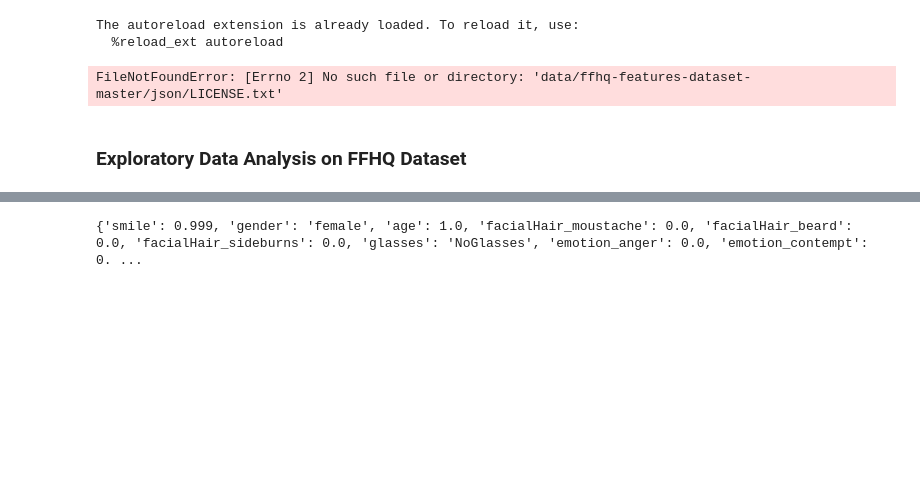
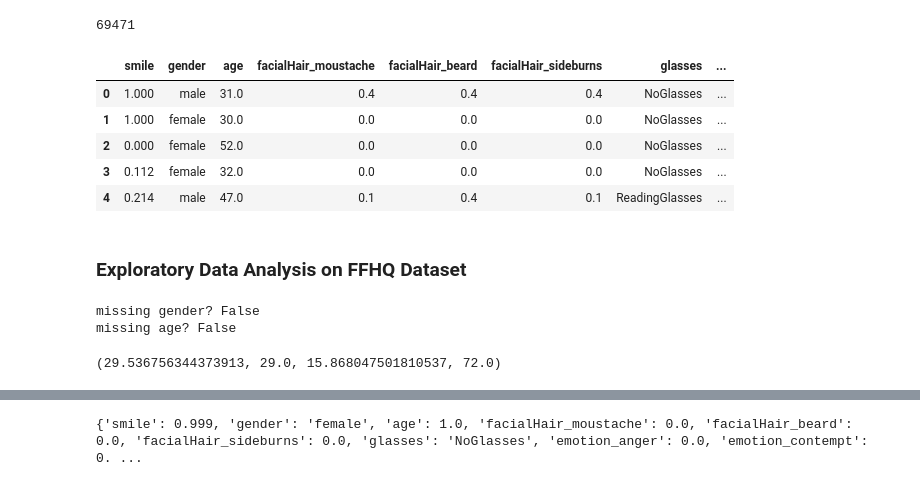
Before and after one commit to AliceOfSNU/VQVAE2, a Jupyter notebook: conditional_gen.ipynb, the cells around one changed output, grey strips where cells are left out. Saved outputs shown, nothing was run; the diff lists cells and outputs as text; code cells hidden in the pictures; blank space fills up the shorter version.

```diff
--- a/conditional_gen.ipynb
+++ b/conditional_gen.ipynb
@@ -8,12 +8,12 @@ import numpy as np
 from dataset import FFHQDataset
 import matplotlib.pyplot as plt
 
-FFHQ_DATA_DIR = 'data/ffhq-features-dataset-master/json'
+FFHQ_DATA_DIR = 'data/ffhq-features-dataset-master'
 ATTRIBUTES = ['smile', 'gender', 'age', 'facialHair', 'glasses', 'emotion']
 
 # if True, will read all annotation files and save as one large dict
 # else, read existing preprocessed file
-READ_LABEL_FILES = True
+READ_LABEL_FILES = False
 def flatten_dict(dic, pfx=""):
     add_dict = {}
     for k, v in dic.items():
@@ -21,39 +21,51 @@ def flatten_dict(dic, pfx=""):
             add_dict.update(flatten_dict(v, k))
         else:
             k = k if pfx == "" else pfx+"_"+k
             add_dict[k] = v
     return add_dict
 file_id = "00001.json"
 
 ffhq_labels = {}
 if READ_LABEL_FILES:
     invalid_jsons = []
     for i, file_id in enumerate(os.listdir(FFHQ_DATA_DIR)):
         with open(os.path.join(FFHQ_DATA_DIR,file_id), 'r') as f:
             labels = json.load(f)
             if len(labels) == 0:
                 invalid_jsons.append(file_id)
                 continue
             labels = labels[0]['faceAttributes']
             labels = {k:labels[k] for k in  ATTRIBUTES}
             labels = flatten_dict(labels)
             labels["file_id"] = file_id.split('.')[0]
             ffhq_labels[file_id.split('.')[0]]=labels
         np.save('data/ffhq-features-dataset-master/all_labels.npy', ffhq_labels, allow_pickle=True)
+    print(len(invalid_jsons), "items ommited")
 else:
     ffhq_labels = np.load(f'{FFHQ_DATA_DIR}/all_labels.npy',allow_pickle=True).item()
-print(len(invalid_jsons), "items ommited")
 
 # for EDA
 df = pd.DataFrame.from_dict(ffhq_labels.values())
 print(len(df))
 df.head()
 # %% [output]
-The autoreload extension is already loaded. To reload it, use:
-  %reload_ext autoreload
+69471
-FileNotFoundError: [Errno 2] No such file or directory: 'data/ffhq-features-dataset-master/json/LICENSE.txt'
+|  | smile | gender | age | facialHair_moustache | facialHair_beard | facialHair_sideburns | glasses | ... |
+| 0 | 1.000 | male | 31.0 | 0.4 | 0.4 | 0.4 | NoGlasses | ... |
+| 1 | 1.000 | female | 30.0 | 0.0 | 0.0 | 0.0 | NoGlasses | ... |
+| 2 | 0.000 | female | 52.0 | 0.0 | 0.0 | 0.0 | NoGlasses | ... |
+| 3 | 0.112 | female | 32.0 | 0.0 | 0.0 | 0.0 | NoGlasses | ... |
+| 4 | 0.214 | male | 47.0 | 0.1 | 0.4 | 0.1 | ReadingGlasses | ... |
 # %% [markdown]
 ### Exploratory Data Analysis on FFHQ Dataset
+# %%
+print("missing gender?", df["gender"].isnull().values.any())
+print("missing age?", df["age"].isnull().values.any())
+df["age"].mean(), df["age"].median(), df["age"].std(), df["age"].max()
+# %% [output]
+missing gender? False
+missing age? False
+(29.536756344373913, 29.0, 15.868047501810537, 72.0)
 # %%
 df['emotion_label'] = df.filter(regex='emotion_*').idxmax(axis=1)
 elist = df.filter(regex='emotion_*').columns.to_list()
```
Also changed, not shown: parts of 4 cells of this notebook, 8 other files.
